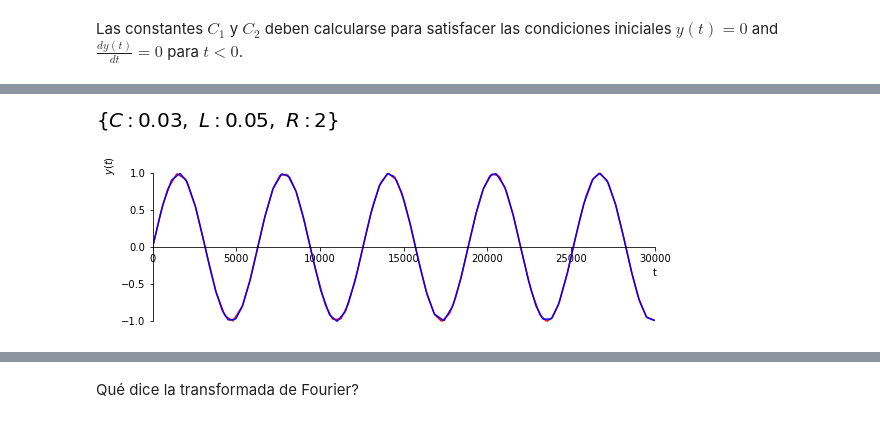
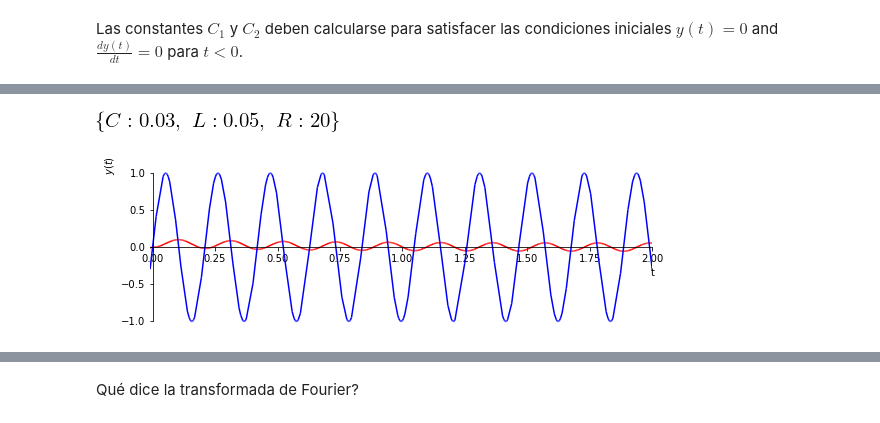
Before and after one commit to pierrediazp/Se-ales_y_Sistemas, a Jupyter notebook: CircuitoRLC_Fourier.ipynb, the cells around one changed output, grey strips where cells are left out. Cells and saved outputs as stored; diff of their text form; code cells hidden in the pictures.

```diff
--- a/CircuitoRLC_Fourier.ipynb
+++ b/CircuitoRLC_Fourier.ipynb
@@ -116,13 +116,13 @@ sol
 # %%
-RLC = {R: 2,
+RLC = {R: 20,
        L: 0.05,
        C: .03}
 RLC
 # %% [output]
-[figure, old version]
+[figure, new version]
 # %%
-w0 = 0.001
-tlaps = (t,-10e-3,30000)
+w0 = 30
+tlaps = (t,-10e-3,2)
 
 plt.rcParams['figure.figsize'] = 9, 3
 
@@ -134,4 +134,4 @@ g2 = sym.plot(u.subs(w,w0), tlaps, line_color='blue',
 g1.extend(g2)
 g1.show()
 # %% [output]
-[figure, old version]
+[figure, new version]
```
Also changed, not shown: parts of 15 cells of this notebook, 27 other files.
